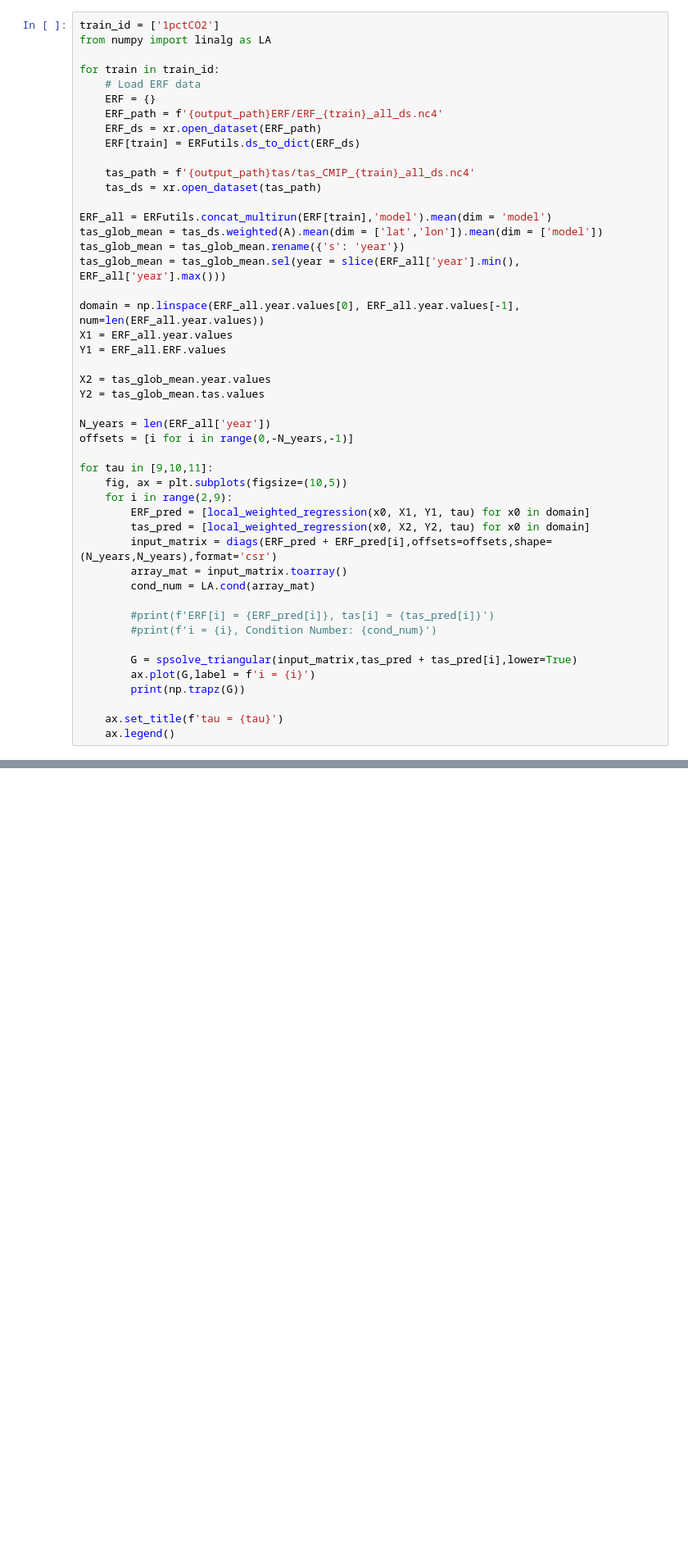
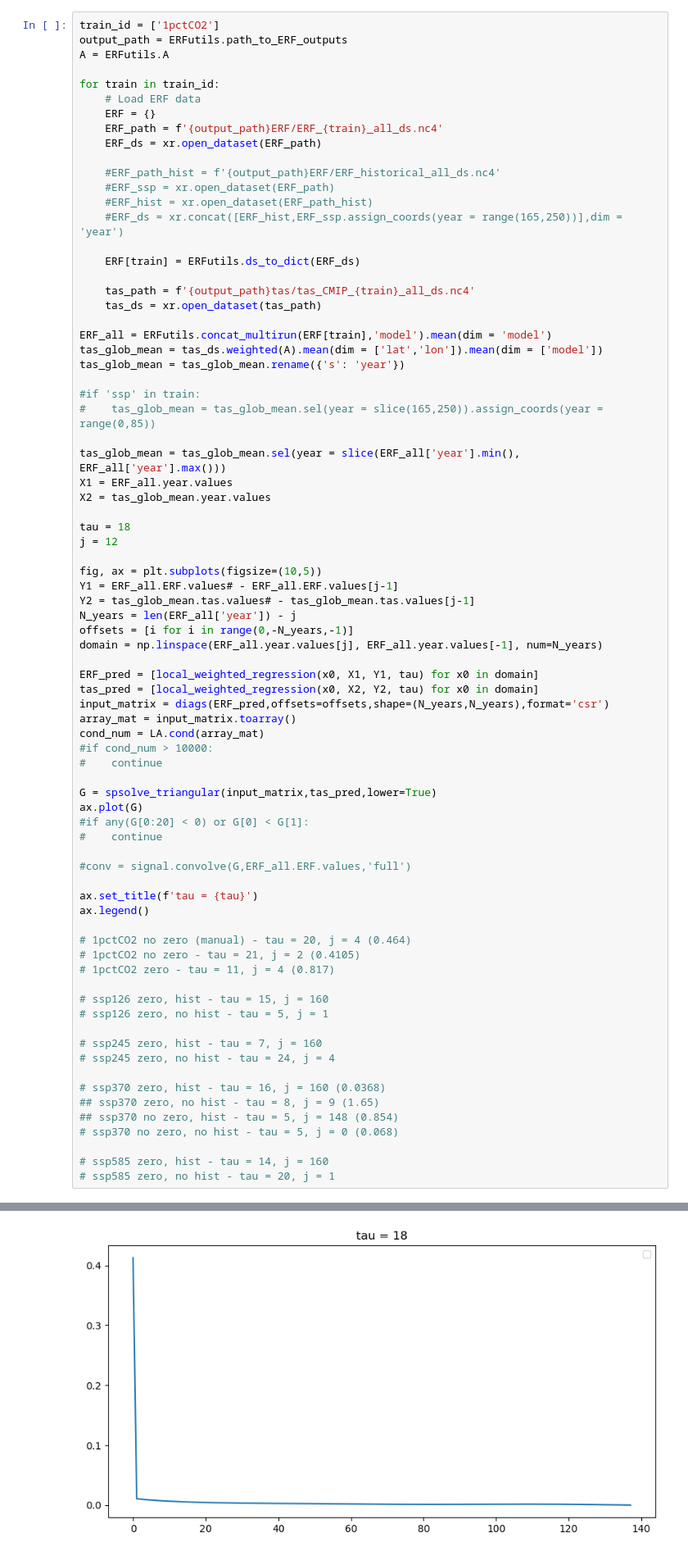
Before and after one commit to cbwomack/ERF_Greens, a Jupyter notebook: ERF_Emulator/1_GF_ERF_all.ipynb, the cells around one changed output, grey strips where cells are left out. Shown at 82% size. Cells and saved outputs as stored; diff of their text form; blank space fills up the shorter version.

```diff
--- a/ERF_Emulator/1_GF_ERF_all.ipynb
+++ b/ERF_Emulator/1_GF_ERF_all.ipynb
@@ -117,13 +122,20 @@ def weights_calculate(x0, X, tau):
     return np.exp(np.sum((X - x0) ** 2, axis=1) / (-2 * (tau **2) ))
 # %%
 train_id = ['1pctCO2']
-from numpy import linalg as LA
+output_path = ERFutils.path_to_ERF_outputs
+A = ERFutils.A
 
 for train in train_id:
     # Load ERF data
     ERF = {}
     ERF_path = f'{output_path}ERF/ERF_{train}_all_ds.nc4'
     ERF_ds = xr.open_dataset(ERF_path)
+
+    #ERF_path_hist = f'{output_path}ERF/ERF_historical_all_ds.nc4'
+    #ERF_ssp = xr.open_dataset(ERF_path)
+    #ERF_hist = xr.open_dataset(ERF_path_hist)
+    #ERF_ds = xr.concat([ERF_hist,ERF_ssp.assign_coords(year = range(165,250))],dim = 'year')
+
     ERF[train] = ERFutils.ds_to_dict(ERF_ds)
 
     tas_path = f'{output_path}tas/tas_CMIP_{train}_all_ds.nc4'
@@ -132,33 +144,57 @@ for train in train_id:
 ERF_all = ERFutils.concat_multirun(ERF[train],'model').mean(dim = 'model')
 tas_glob_mean = tas_ds.weighted(A).mean(dim = ['lat','lon']).mean(dim = ['model'])
 tas_glob_mean = tas_glob_mean.rename({'s': 'year'})
+
+#if 'ssp' in train:
+#    tas_glob_mean = tas_glob_mean.sel(year = slice(165,250)).assign_coords(year = range(0,85))
+
 tas_glob_mean = tas_glob_mean.sel(year = slice(ERF_all['year'].min(), ERF_all['year'].max()))
+X1 = ERF_all.year.values
+X2 = tas_glob_mean.year.values
 
-domain = np.linspace(ERF_all.year.values[0], ERF_all.year.values[-1], num=len(ERF_all.year.values))
-X1 = ERF_all.year.values
-Y1 = ERF_all.ERF.values
+tau = 18
+j = 12
 
-X2 = tas_glob_mean.year.values
-Y2 = tas_glob_mean.tas.values
+fig, ax = plt.subplots(figsize=(10,5))
+Y1 = ERF_all.ERF.values# - ERF_all.ERF.values[j-1]
+Y2 = tas_glob_mean.tas.values# - tas_glob_mean.tas.values[j-1]
+N_years = len(ERF_all['year']) - j
+offsets = [i for i in range(0,-N_years,-1)]
+domain = np.linspace(ERF_all.year.values[j], ERF_all.year.values[-1], num=N_years)
 
-N_years = len(ERF_all['year'])
-offsets = [i for i in range(0,-N_years,-1)]
+ERF_pred = [local_weighted_regression(x0, X1, Y1, tau) for x0 in domain]
+tas_pred = [local_weighted_regression(x0, X2, Y2, tau) for x0 in domain]
+input_matrix = diags(ERF_pred,offsets=offsets,shape=(N_years,N_years),format='csr')
+array_mat = input_matrix.toarray()
+cond_num = LA.cond(array_mat)
+#if cond_num > 10000:
+#    continue
 
-for tau in [9,10,11]:
-    fig, ax = plt.subplots(figsize=(10,5))
-    for i in range(2,9):
-        ERF_pred = [local_weighted_regression(x0, X1, Y1, tau) for x0 in domain]
-        tas_pred = [local_weighted_regression(x0, X2, Y2, tau) for x0 in domain]
-        input_matrix = diags(ERF_pred + ERF_pred[i],offsets=offsets,shape=(N_years,N_years),format='csr')
-        array_mat = input_matrix.toarray()
-        cond_num = LA.cond(array_mat)
+G = spsolve_triangular(input_matrix,tas_pred,lower=True)
+ax.plot(G)
+#if any(G[0:20] < 0) or G[0] < G[1]:
+#    continue
 
-        #print(f'ERF[i] = {ERF_pred[i]}, tas[i] = {tas_pred[i]}')
-        #print(f'i = {i}, Condition Number: {cond_num}')
+#conv = signal.convolve(G,ERF_all.ERF.values,'full')
 
-        G = spsolve_triangular(input_matrix,tas_pred + tas_pred[i],lower=True)
-        ax.plot(G,label = f'i = {i}')
-        print(np.trapz(G))
+ax.set_title(f'tau = {tau}')
+ax.legend()
 
-    ax.set_title(f'tau = {tau}')
-    ax.legend()
+# 1pctCO2 no zero (manual) - tau = 20, j = 4 (0.464)
+# 1pctCO2 no zero - tau = 21, j = 2 (0.4105)
+# 1pctCO2 zero - tau = 11, j = 4 (0.817)
+
+# ssp126 zero, hist - tau = 15, j = 160
+# ssp126 zero, no hist - tau = 5, j = 1
+
+# ssp245 zero, hist - tau = 7, j = 160
+# ssp245 zero, no hist - tau = 24, j = 4
+
+# ssp370 zero, hist - tau = 16, j = 160 (0.0368)
+## ssp370 zero, no hist - tau = 8, j = 9 (1.65)
+## ssp370 no zero, hist - tau = 5, j = 148 (0.854)
+# ssp370 no zero, no hist - tau = 5, j = 0 (0.068)
+
+# ssp585 zero, hist - tau = 14, j = 160
+# ssp585 zero, no hist - tau = 20, j = 1
+# %% [output]
@@ -164,0 +203 @@ for tau in [9,10,11]:
+[figure, added]
```
Also changed, not shown: parts of 13 cells of this notebook, 4 other files.
